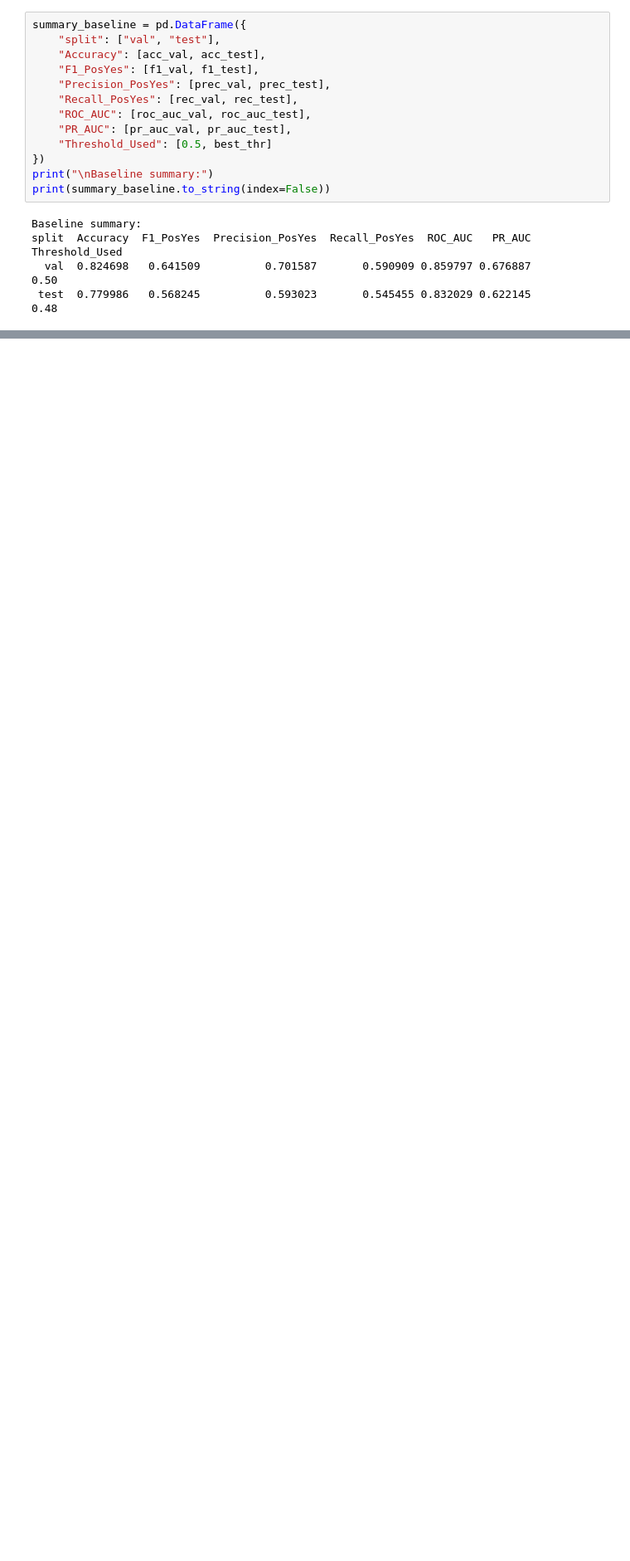
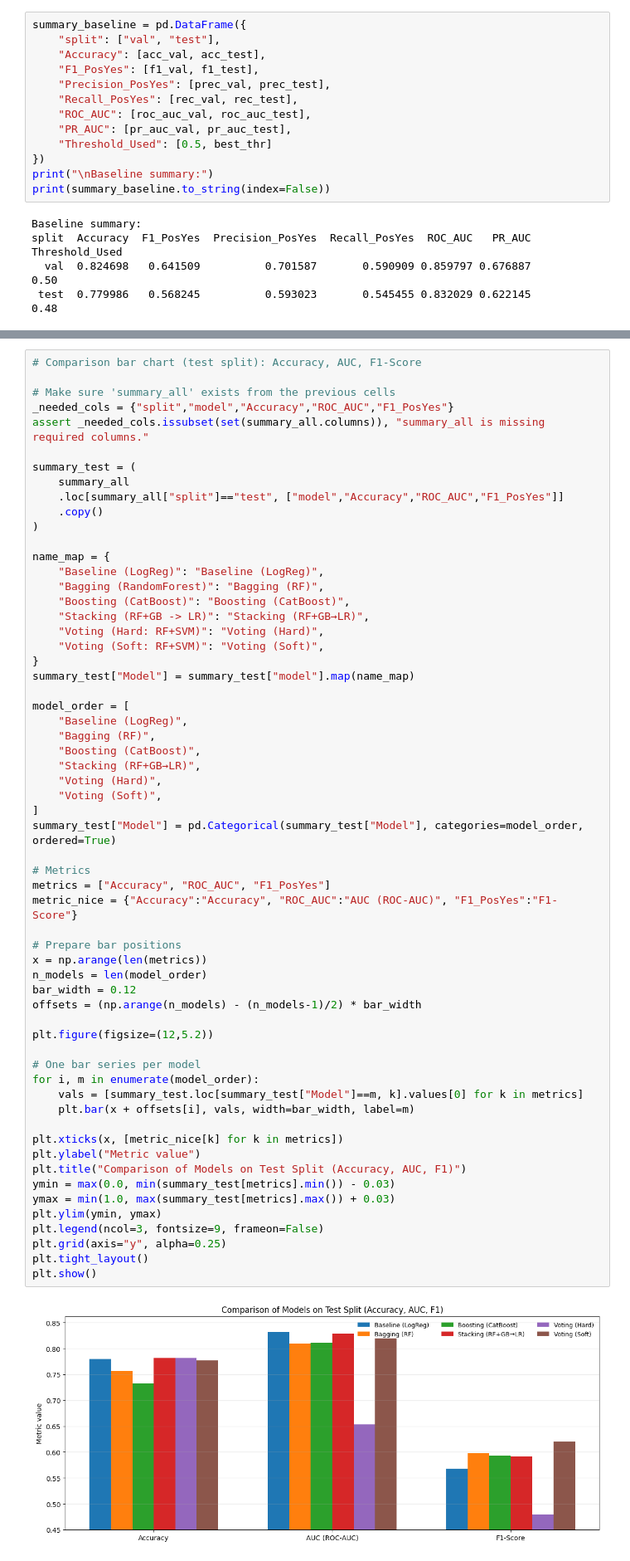
Before and after one commit to carloscastro4172/Machine-Learning, a Jupyter notebook: Mid_Machine/pipeline/pipeline_telco_churn.ipynb, the cells around one changed output, grey strips where cells are left out. Shown at 83% size. Saved outputs shown, nothing was run; the diff lists cells and outputs as text; blank space fills up the shorter version.

Commit message:
feat: add ensamble models, SMOTE balancing and top 20 feature importance

```diff
--- a/Mid_Machine/pipeline/pipeline_telco_churn.ipynb
+++ b/Mid_Machine/pipeline/pipeline_telco_churn.ipynb
@@ -637,0 +956,62 @@ split  Accuracy  F1_PosYes  Precision_PosYes  Recall_PosYes  ROC_AUC   PR_AUC  T
+# %%
+# Comparison bar chart (test split): Accuracy, AUC, F1-Score
+
+# Make sure 'summary_all' exists from the previous cells
+_needed_cols = {"split","model","Accuracy","ROC_AUC","F1_PosYes"}
+assert _needed_cols.issubset(set(summary_all.columns)), "summary_all is missing required columns."
+
+summary_test = (
+    summary_all
+    .loc[summary_all["split"]=="test", ["model","Accuracy","ROC_AUC","F1_PosYes"]]
+    .copy()
+)
+
+name_map = {
+    "Baseline (LogReg)": "Baseline (LogReg)",
+    "Bagging (RandomForest)": "Bagging (RF)",
+    "Boosting (CatBoost)": "Boosting (CatBoost)",
+    "Stacking (RF+GB -> LR)": "Stacking (RF+GB→LR)",
+    "Voting (Hard: RF+SVM)": "Voting (Hard)",
+    "Voting (Soft: RF+SVM)": "Voting (Soft)",
+}
+summary_test["Model"] = summary_test["model"].map(name_map)
+
+model_order = [
+    "Baseline (LogReg)",
+    "Bagging (RF)",
+    "Boosting (CatBoost)",
+    "Stacking (RF+GB→LR)",
+    "Voting (Hard)",
+    "Voting (Soft)",
+]
+summary_test["Model"] = pd.Categorical(summary_test["Model"], categories=model_order, ordered=True)
+
+# Metrics
+metrics = ["Accuracy", "ROC_AUC", "F1_PosYes"]
+metric_nice = {"Accuracy":"Accuracy", "ROC_AUC":"AUC (ROC-AUC)", "F1_PosYes":"F1-Score"}
+
+# Prepare bar positions
+x = np.arange(len(metrics))
+n_models = len(model_order)
+bar_width = 0.12
+offsets = (np.arange(n_models) - (n_models-1)/2) * bar_width
+
+plt.figure(figsize=(12,5.2))
+
+# One bar series per model
+for i, m in enumerate(model_order):
+    vals = [summary_test.loc[summary_test["Model"]==m, k].values[0] for k in metrics]
+    plt.bar(x + offsets[i], vals, width=bar_width, label=m)
+
+plt.xticks(x, [metric_nice[k] for k in metrics])
+plt.ylabel("Metric value")
+plt.title("Comparison of Models on Test Split (Accuracy, AUC, F1)")
+ymin = max(0.0, min(summary_test[metrics].min()) - 0.03)
+ymax = min(1.0, max(summary_test[metrics].max()) + 0.03)
+plt.ylim(ymin, ymax)
+plt.legend(ncol=3, fontsize=9, frameon=False)
+plt.grid(axis="y", alpha=0.25)
+plt.tight_layout()
+plt.show()
+# %% [output]
+[figure, added]
```
Also changed, not shown: parts of 24 cells of this notebook.
